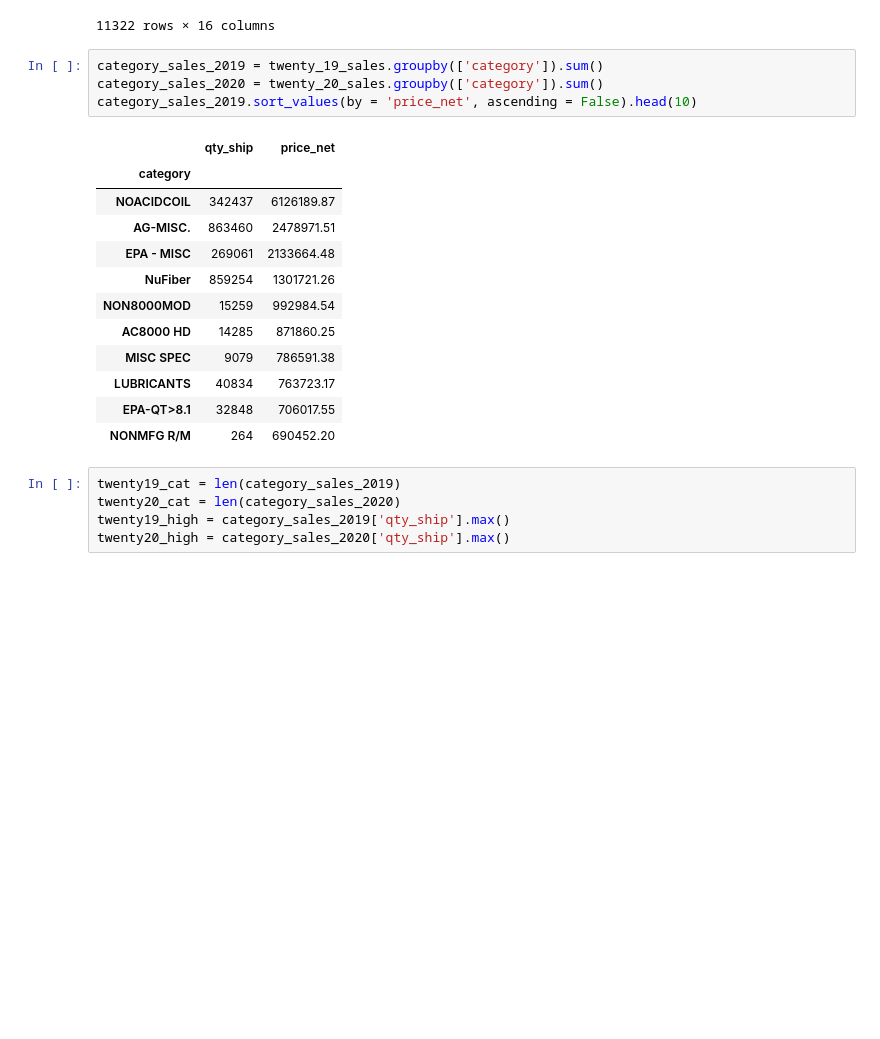
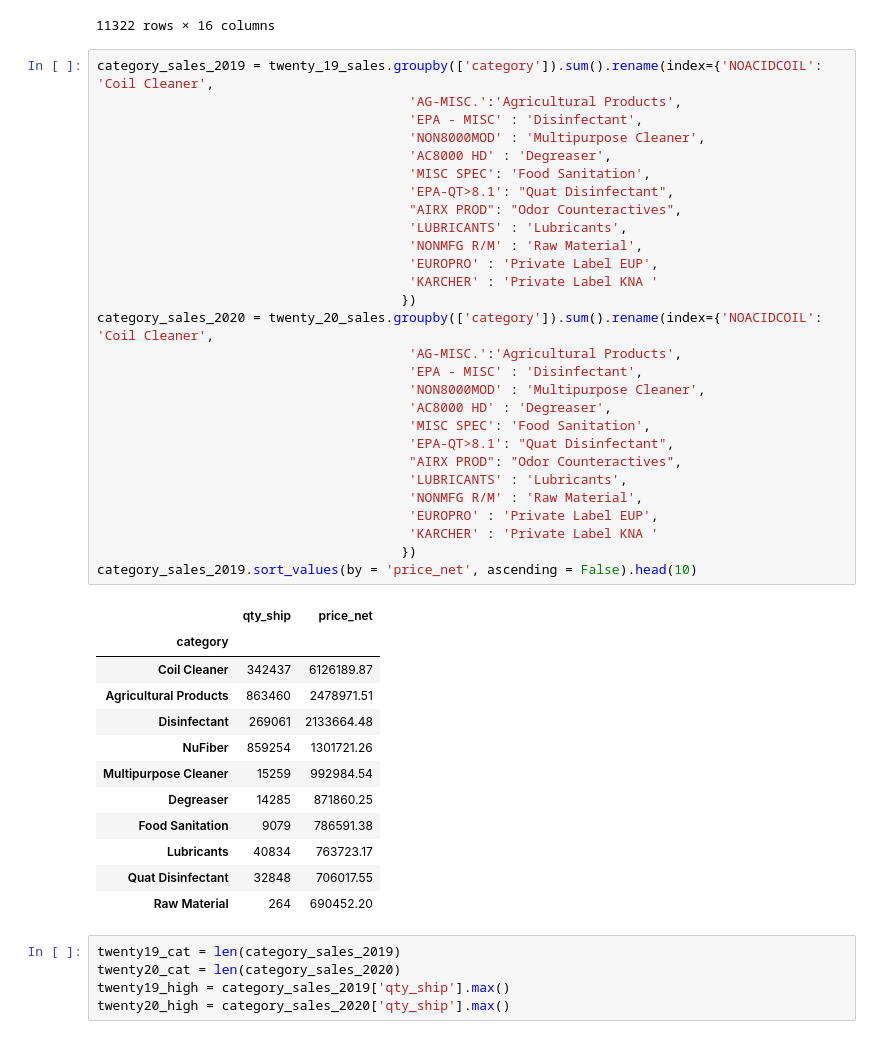
Before and after one commit to aadeba5/Project1, a Jupyter notebook: Nuance_Eric.ipynb, the cells around one changed output. Drawn from its saved outputs; the diff is of its cells as text; blank space fills up the shorter version.

```diff
--- a/Nuance_Eric.ipynb
+++ b/Nuance_Eric.ipynb
@@ -58,23 +58,47 @@ twenty_19_sales
 | 23369 | J | JanSan | 1000 | SAMPLE ORDER | OH | 10/21/2019 | ZS403 | BRUSH-SIDE SCRUB BRUSH | 1 | ... |
 | 23370 | I | Industrial | 12663 | LIBERTY STEEL INDUSTRIES, INC. | OH | 10/24/2019 | ZS404 | BRUSH-GRIT SIDE SCRUB BRUSH. | 1 | ... |
 11322 rows × 16 columns
-# %%
-category_sales_2019 = twenty_19_sales.groupby(['category']).sum()
-category_sales_2020 = twenty_20_sales.groupby(['category']).sum()
-category_sales_2019.sort_values(by = 'price_net', ascending = False).head(10)
-# %% [output]
-|  | qty_ship | price_net |
-| category |  |  |
-| NOACIDCOIL | 342437 | 6126189.87 |
-| AG-MISC. | 863460 | 2478971.51 |
-| EPA - MISC | 269061 | 2133664.48 |
-| NuFiber | 859254 | 1301721.26 |
-| NON8000MOD | 15259 | 992984.54 |
-| AC8000 HD | 14285 | 871860.25 |
-| MISC SPEC | 9079 | 786591.38 |
-| LUBRICANTS | 40834 | 763723.17 |
-| EPA-QT>8.1 | 32848 | 706017.55 |
-| NONMFG R/M | 264 | 690452.20 |
+# %%
+category_sales_2019 = twenty_19_sales.groupby(['category']).sum().rename(index={'NOACIDCOIL': 'Coil Cleaner',
+                                        'AG-MISC.':'Agricultural Products',
+                                        'EPA - MISC' : 'Disinfectant',
+                                        'NON8000MOD' : 'Multipurpose Cleaner',
+                                        'AC8000 HD' : 'Degreaser',
+                                        'MISC SPEC': 'Food Sanitation',
+                                        'EPA-QT>8.1': "Quat Disinfectant",
+                                        "AIRX PROD": "Odor Counteractives",
+                                        'LUBRICANTS' : 'Lubricants',
+                                        'NONMFG R/M' : 'Raw Material',
+                                        'EUROPRO' : 'Private Label EUP',
+                                        'KARCHER' : 'Private Label KNA '
+                                       })
+category_sales_2020 = twenty_20_sales.groupby(['category']).sum().rename(index={'NOACIDCOIL': 'Coil Cleaner',
+                                        'AG-MISC.':'Agricultural Products',
+                                        'EPA - MISC' : 'Disinfectant',
+                                        'NON8000MOD' : 'Multipurpose Cleaner',
+                                        'AC8000 HD' : 'Degreaser',
+                                        'MISC SPEC': 'Food Sanitation',
+                                        'EPA-QT>8.1': "Quat Disinfectant",
+                                        "AIRX PROD": "Odor Counteractives",
+                                        'LUBRICANTS' : 'Lubricants',
+                                        'NONMFG R/M' : 'Raw Material',
+                                        'EUROPRO' : 'Private Label EUP',
+                                        'KARCHER' : 'Private Label KNA '
+                                       })
+category_sales_2019.sort_values(by = 'price_net', ascending = False).head(10)
+# %% [output]
+|  | qty_ship | price_net |
+| category |  |  |
+| Coil Cleaner | 342437 | 6126189.87 |
+| Agricultural Products | 863460 | 2478971.51 |
+| Disinfectant | 269061 | 2133664.48 |
+| NuFiber | 859254 | 1301721.26 |
+| Multipurpose Cleaner | 15259 | 992984.54 |
+| Degreaser | 14285 | 871860.25 |
+| Food Sanitation | 9079 | 786591.38 |
+| Lubricants | 40834 | 763723.17 |
+| Quat Disinfectant | 32848 | 706017.55 |
+| Raw Material | 264 | 690452.20 |
 # %%
 twenty19_cat = len(category_sales_2019)
 twenty20_cat = len(category_sales_2020)
```
Also changed, not shown: parts of 8 cells of this notebook, 3 other files.
